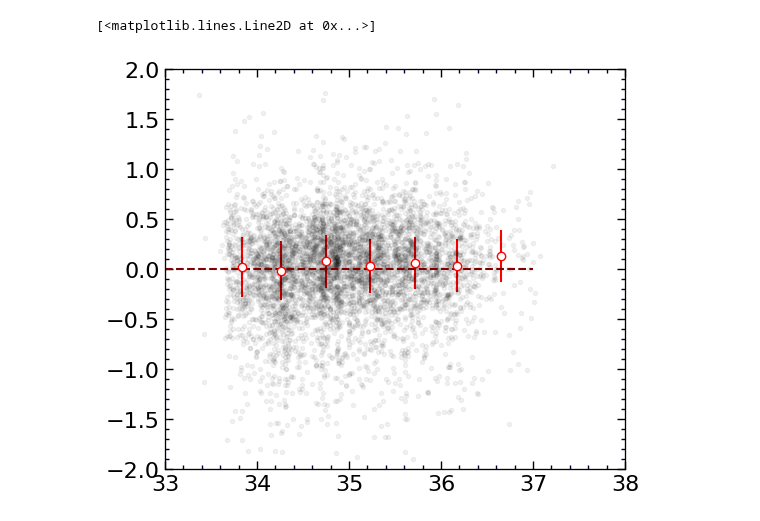
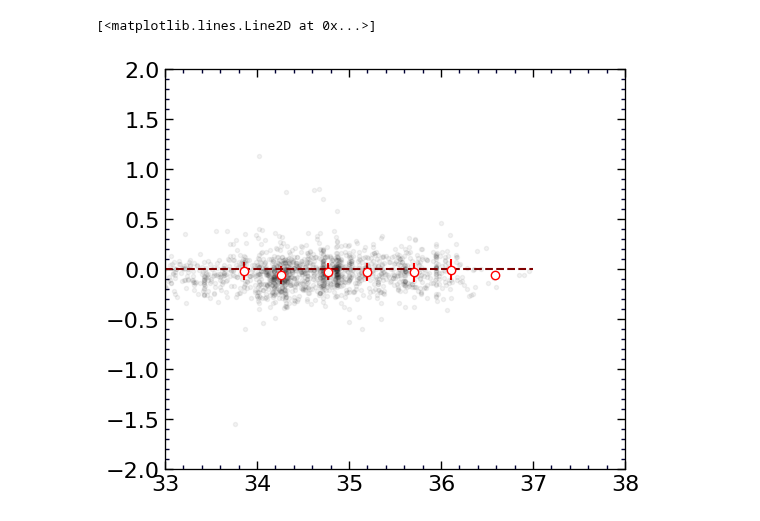
Before and after one commit to ekourkchi/test_TFRcatal, a Jupyter notebook: MLratio_compare.ipynb, the cells around one changed output. Cells and saved outputs as stored; diff of their text form; code cells hidden in the pictures.

```diff
--- a/MLratio_compare.ipynb
+++ b/MLratio_compare.ipynb
@@ -109,7 +149,7 @@ for col in Dist_riz.columns:
     Dist_riz.rename(columns={col:newcol}, inplace=True)
 Dist_riz = Dist_riz.set_index("PGC")
 
-Dist_riz = Dist_riz[["DMriz_fid"]]
+# Dist_riz = Dist_riz[["DMriz_fid"]]
 
 Dist_riz.head()
 # %% [output]
@@ -156,0 +217,16 @@ df = df[df.Vls>4000]
+# %%
+old = pd.read_csv("../calibrators/DMs_EDD.csv.test", sep='|')
+
+for col in old.columns:
+    newcol = col.strip()
+    old.rename(columns={col:newcol}, inplace=True)
+old = old.set_index("pgc")
+
+# oldCols = ["P0", "ggg", "rrr", "iii", "zzz"]
+# for col in oldCols:
+#     old[col] = old[col].apply(lambda x: np.float(x))
+
+
+df = df.join(old, how='left', lsuffix='_new', rsuffix='_old')
+
+df.head()
@@ -156,0 +263,3 @@ df = df[df.Vls>4000]
+# %%
+df['logMs_riz'] = np.log10(df.Ms_riz)
+df['logMs_W1'] = np.log10(df.Ms_W1)
@@ -157,20 +533,29 @@ df = df[df.Vls>4000]
 # %%
+DM_W1 = df["DM1_fid"].values
+DM_r = df["DMr_fid"].values
 DM_i = df["DMi_fid"].values
 DM_z = df["DMz_fid"].values
 DM_riz = df["DMriz_fid"].values
 DM_75 = df["DM_75"].values
+Vls = df["Vls"].values
 # %%
 fig = py.figure(figsize=(5, 5), dpi=100)
 fig.subplots_adjust(wspace=0, top=0.92, bottom=0.12, left=0.06, right=0.98)
 gs = gridspec.GridSpec(1,1) ; p=0
 ax = plt.subplot(gs[p]) ; p+=1
 
-ax.plot(DM_75, DM_riz-DM_75, 'k.', alpha=0.05)
+ax.plot(DM_75, DM_z-DM_W1, 'k.', alpha=0.05)
 
 X = DM_75
-Y = DM_riz-DM_75
+Y = DM_z-DM_W1
+Z = Vls
+
+X = X[np.abs(Z)>4000]
+Y = Y[np.abs(Z)>4000]
+Z = Z[np.abs(Z)>4000]
 
 X = X[np.abs(Y)<2]
+Z = Z[np.abs(Y)<2]
 Y = Y[np.abs(Y)<2]
 
 for i in np.arange(27,37,0.5):
@@ -178,34 +563,34 @@ for i in np.arange(27,37,0.5):
     yp = []
     for ii in range(len(X)):
         xi = X[ii]
         if xi>=i and xi<i+0.5:
             xp.append(xi)
             yp.append(Y[ii])
     if len(xp)>0:
 
         xp = np.asarray(xp)
         yp = np.asarray(yp)
 
         Q1 = np.quantile(yp, 0.1)
         Q3 = np.quantile(yp, 0.9)
 
         xp = xp[((yp>Q1)&(yp<Q3))]
         yp = yp[((yp>Q1)&(yp<Q3))]
 
         if len(xp)>5:
 
             x  = np.median(xp)
             y  = np.median(yp)
             yerr = np.std(yp)
 
             ax.errorbar(x, y, yerr=yerr, fmt='o',
                     color='red', ms=6, mfc='white')
 
 set_axes(ax, (33,38), (-2,2))
 ax.plot([33,37],[0,0], '--', color='maroon')
 # %% [output]
 [<matplotlib.lines.Line2D at 0x...>]
-[figure, old version]
+[figure, new version]
 # %%
 np.mean(Y)
 # %% [output]
```
Also changed, not shown: parts of 25 cells of this notebook, 3 other files.
